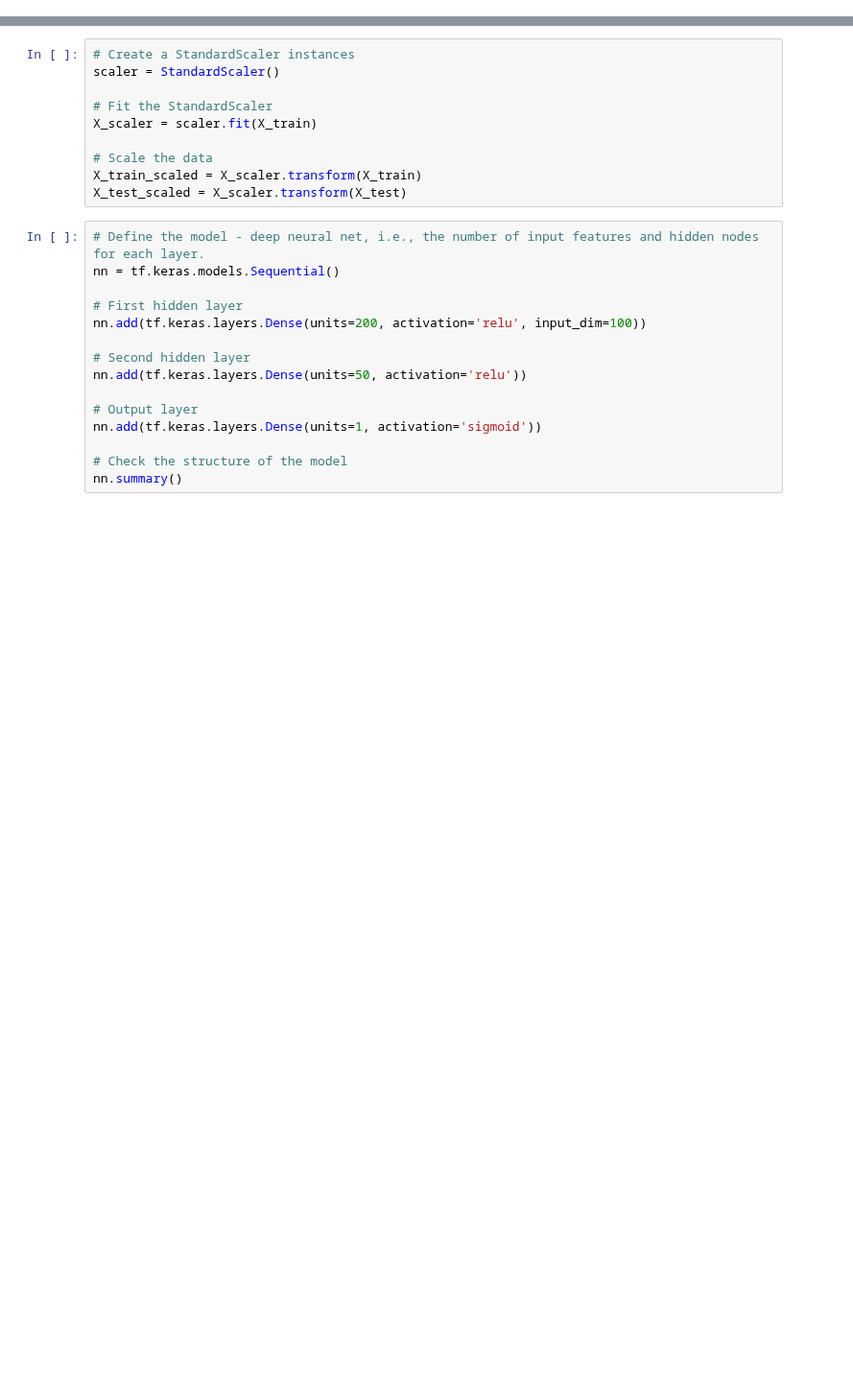
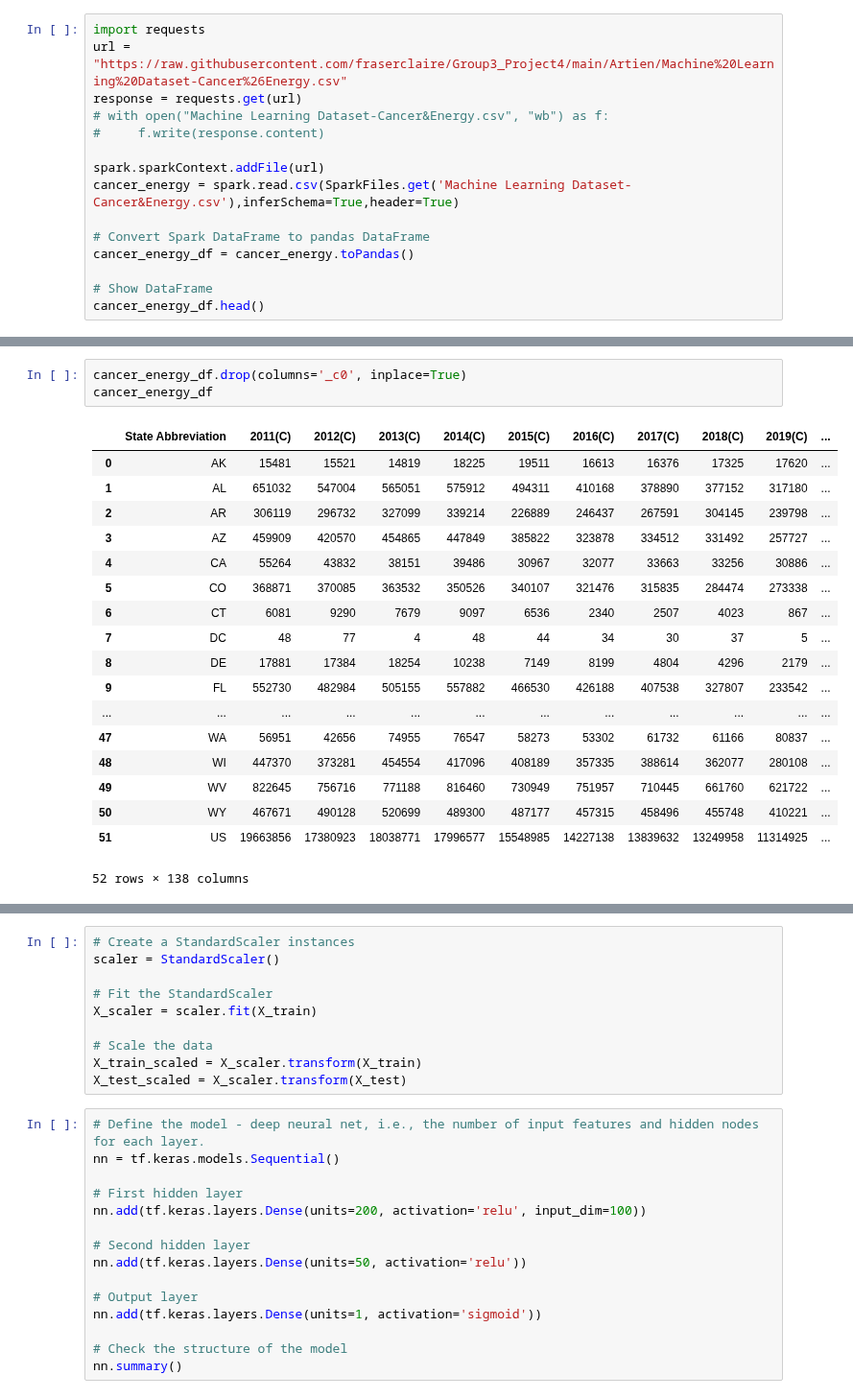
Before and after one commit to fraserclaire/Group3_Project4, a Jupyter notebook: claire/cancerEnergy_model1.ipynb, the cells around one changed output, grey strips where cells are left out. Shown at 96% size. Saved outputs shown, nothing was run; the diff lists cells and outputs as text; blank space fills up the shorter version.

Commit message:
update code to pull data using spark

```diff
--- a/claire/cancerEnergy_model1.ipynb
+++ b/claire/cancerEnergy_model1.ipynb
@@ -37,0 +44,15 @@ Length: 101, dtype: int64
+# %%
+import requests
+url = "https://raw.githubusercontent.com/fraserclaire/Group3_Project4/main/Artien/Machine%20Learning%20Dataset-Cancer%26Energy.csv"
+response = requests.get(url)
+# with open("Machine Learning Dataset-Cancer&Energy.csv", "wb") as f:
+#     f.write(response.content)
+
+spark.sparkContext.addFile(url)
+cancer_energy = spark.read.csv(SparkFiles.get('Machine Learning Dataset-Cancer&Energy.csv'),inferSchema=True,header=True)
+
+# Convert Spark DataFrame to pandas DataFrame
+cancer_energy_df = cancer_energy.toPandas()
+
+# Show DataFrame
+cancer_energy_df.head()
@@ -38,3 +67,25 @@ Length: 101, dtype: int64
+# %%
+cancer_energy_df.drop(columns='_c0', inplace=True)
+cancer_energy_df
+# %% [output]
+|  | State Abbreviation | 2011(C) | 2012(C) | 2013(C) | 2014(C) | 2015(C) | 2016(C) | 2017(C) | 2018(C) | 2019(C) | ... |
+| 0 | AK | 15481 | 15521 | 14819 | 18225 | 19511 | 16613 | 16376 | 17325 | 17620 | ... |
+| 1 | AL | 651032 | 547004 | 565051 | 575912 | 494311 | 410168 | 378890 | 377152 | 317180 | ... |
+| 2 | AR | 306119 | 296732 | 327099 | 339214 | 226889 | 246437 | 267591 | 304145 | 239798 | ... |
+| 3 | AZ | 459909 | 420570 | 454865 | 447849 | 385822 | 323878 | 334512 | 331492 | 257727 | ... |
+| 4 | CA | 55264 | 43832 | 38151 | 39486 | 30967 | 32077 | 33663 | 33256 | 30886 | ... |
+| 5 | CO | 368871 | 370085 | 363532 | 350526 | 340107 | 321476 | 315835 | 284474 | 273338 | ... |
+| 6 | CT | 6081 | 9290 | 7679 | 9097 | 6536 | 2340 | 2507 | 4023 | 867 | ... |
+| 7 | DC | 48 | 77 | 4 | 48 | 44 | 34 | 30 | 37 | 5 | ... |
+| 8 | DE | 17881 | 17384 | 18254 | 10238 | 7149 | 8199 | 4804 | 4296 | 2179 | ... |
+| 9 | FL | 552730 | 482984 | 505155 | 557882 | 466530 | 426188 | 407538 | 327807 | 233542 | ... |
+| ... | ... | ... | ... | ... | ... | ... | ... | ... | ... | ... | ... |
+| 47 | WA | 56951 | 42656 | 74955 | 76547 | 58273 | 53302 | 61732 | 61166 | 80837 | ... |
+| 48 | WI | 447370 | 373281 | 454554 | 417096 | 408189 | 357335 | 388614 | 362077 | 280108 | ... |
+| 49 | WV | 822645 | 756716 | 771188 | 816460 | 730949 | 751957 | 710445 | 661760 | 621722 | ... |
+| 50 | WY | 467671 | 490128 | 520699 | 489300 | 487177 | 457315 | 458496 | 455748 | 410221 | ... |
+| 51 | US | 19663856 | 17380923 | 18038771 | 17996577 | 15548985 | 14227138 | 13839632 | 13249958 | 11314925 | ... |
+52 rows × 138 columns
 # %%
 # Split our preprocessed data into our features and target arrays
 y = energy_cancer.LungBronchus_Classifer.values
```
Also changed, not shown: parts of 5 cells of this notebook.
